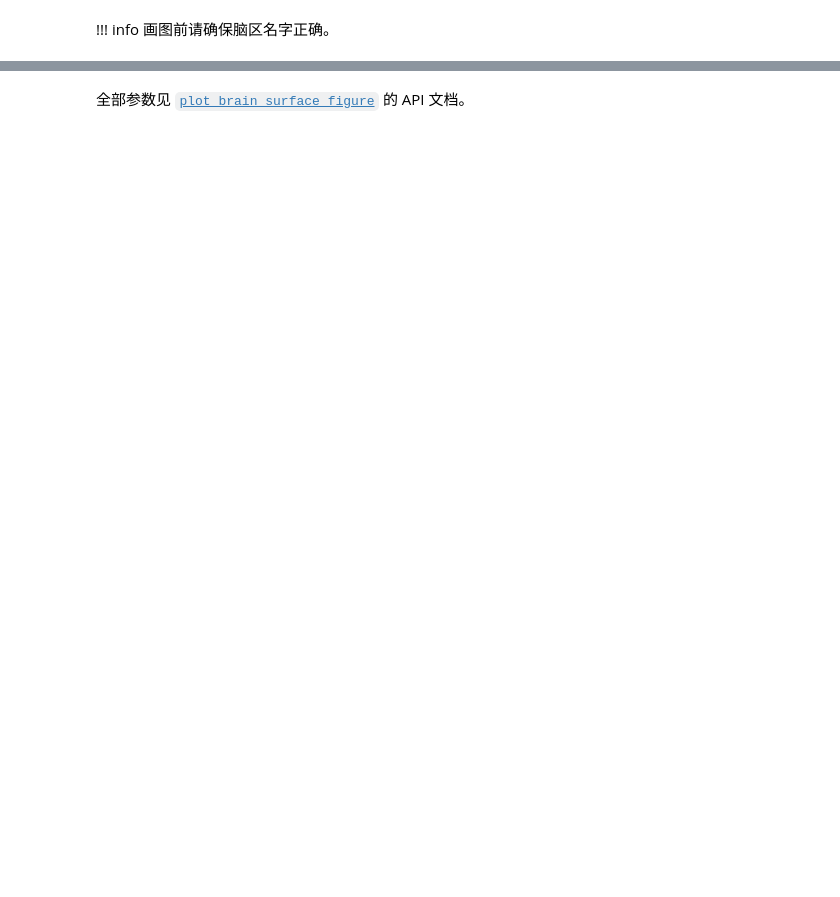
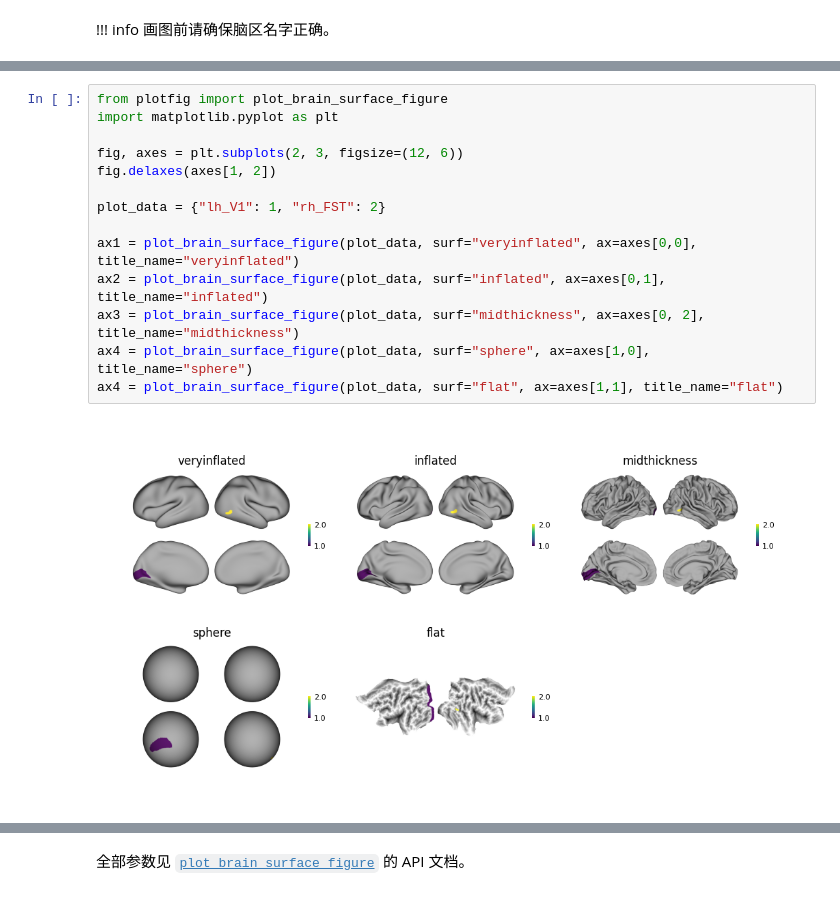
Before and after one commit to RicardoRyn/plotfig, a Jupyter notebook: notebooks/brain_surface.ipynb, the cells around one changed output, grey strips where cells are left out. Drawn from its saved outputs; the diff is of its cells as text; blank space fills up the shorter version.

Commit message:
docs: add surface data documentation

```diff
--- a/notebooks/brain_surface.ipynb
+++ b/notebooks/brain_surface.ipynb
@@ -62,0 +73,16 @@ ax2 = plot_brain_surface_figure(
+# %%
+from plotfig import plot_brain_surface_figure
+import matplotlib.pyplot as plt
+
+fig, axes = plt.subplots(2, 3, figsize=(12, 6))
+fig.delaxes(axes[1, 2])
+
+plot_data = {"lh_V1": 1, "rh_FST": 2}
+
+ax1 = plot_brain_surface_figure(plot_data, surf="veryinflated", ax=axes[0,0], title_name="veryinflated")
+ax2 = plot_brain_surface_figure(plot_data, surf="inflated", ax=axes[0,1], title_name="inflated")
+ax3 = plot_brain_surface_figure(plot_data, surf="midthickness", ax=axes[0, 2], title_name="midthickness")
+ax4 = plot_brain_surface_figure(plot_data, surf="sphere", ax=axes[1,0], title_name="sphere")
+ax4 = plot_brain_surface_figure(plot_data, surf="flat", ax=axes[1,1], title_name="flat")
+# %% [output]
+[figure, added]
```
Also changed, not shown: parts of 11 cells of this notebook, 29 other files.
